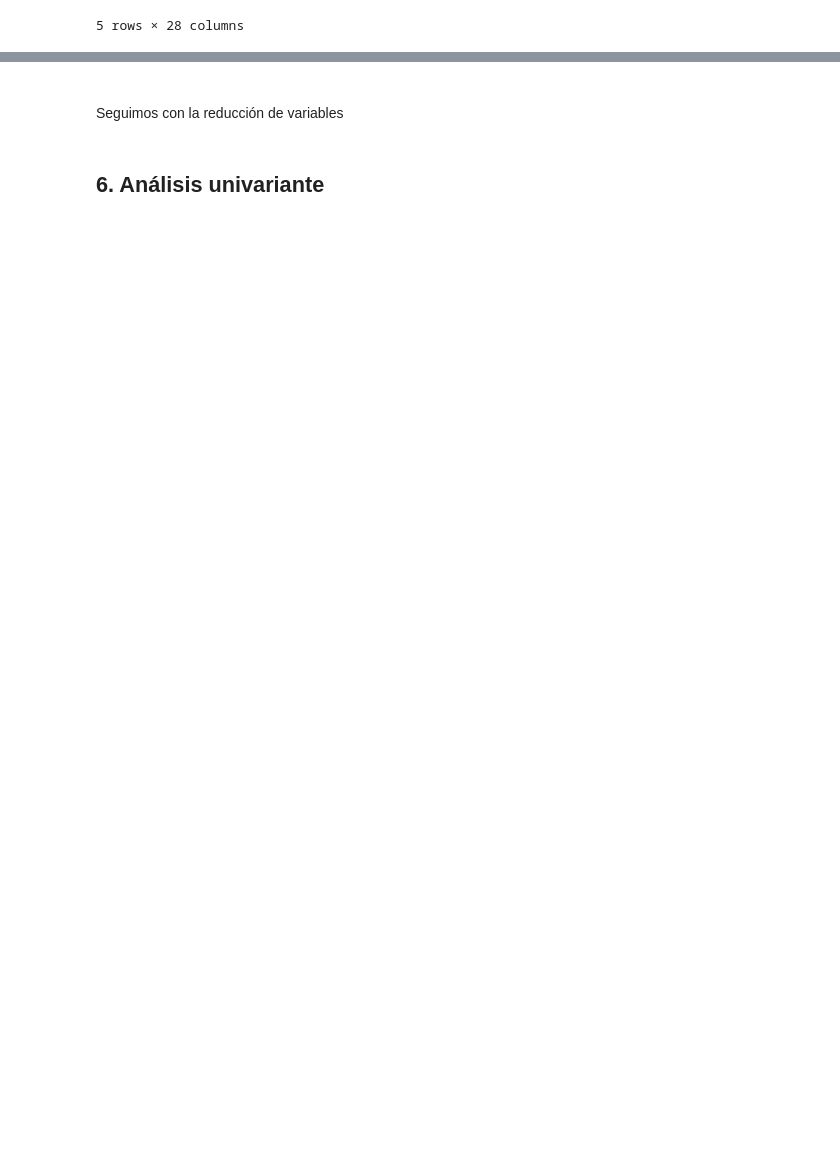
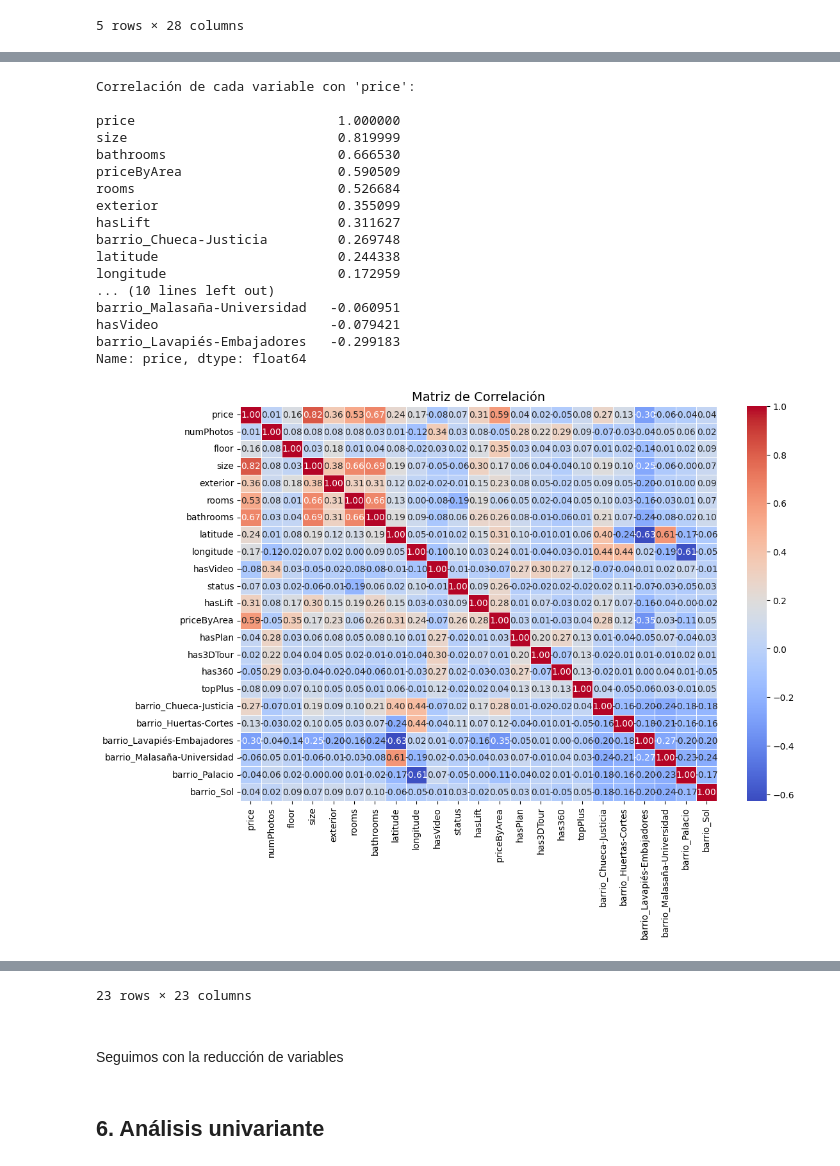
Before and after one commit to angelgvill/DS_ML_Machine_Learning_viviendaMadrid, a Jupyter notebook: notebooks/02_Analisis_exploratorio.ipynb, the cells around one changed output, grey strips where cells are left out. Cells and saved outputs as stored; diff of their text form; code cells hidden in the pictures; blank space fills up the shorter version.

```diff
--- a/notebooks/02_Analisis_exploratorio.ipynb
+++ b/notebooks/02_Analisis_exploratorio.ipynb
@@ -1289,0 +1399,21 @@ df_to_csv(df3_num)
+# %%
+correlacion (df3_num)
+# %% [output]
+Correlación de cada variable con 'price':
+
+price                          1.000000
+size                           0.819999
+bathrooms                      0.666530
+priceByArea                    0.590509
+rooms                          0.526684
+exterior                       0.355099
+hasLift                        0.311627
+barrio_Chueca-Justicia         0.269748
+latitude                       0.244338
+longitude                      0.172959
+... (10 lines left out)
+barrio_Malasaña-Universidad   -0.060951
+hasVideo                      -0.079421
+barrio_Lavapiés-Embajadores   -0.299183
+Name: price, dtype: float64
+[figure, added]
@@ -1290,3 +1437,4 @@ df_to_csv(df3_num)
+23 rows × 23 columns
 # %% [markdown]
 ###
 Seguimos con la reducción de variables
```
Also changed, not shown: parts of 9 cells of this notebook, 1 other file.
